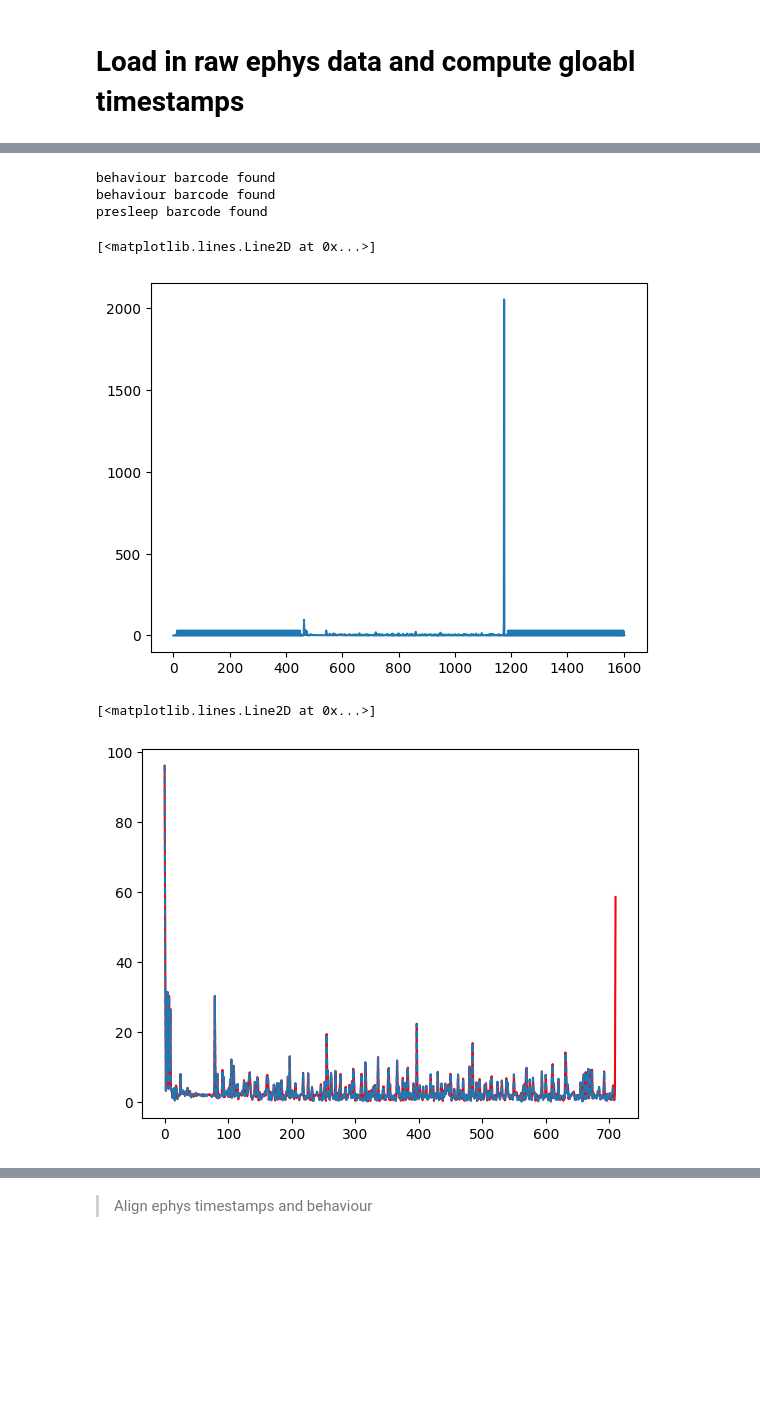
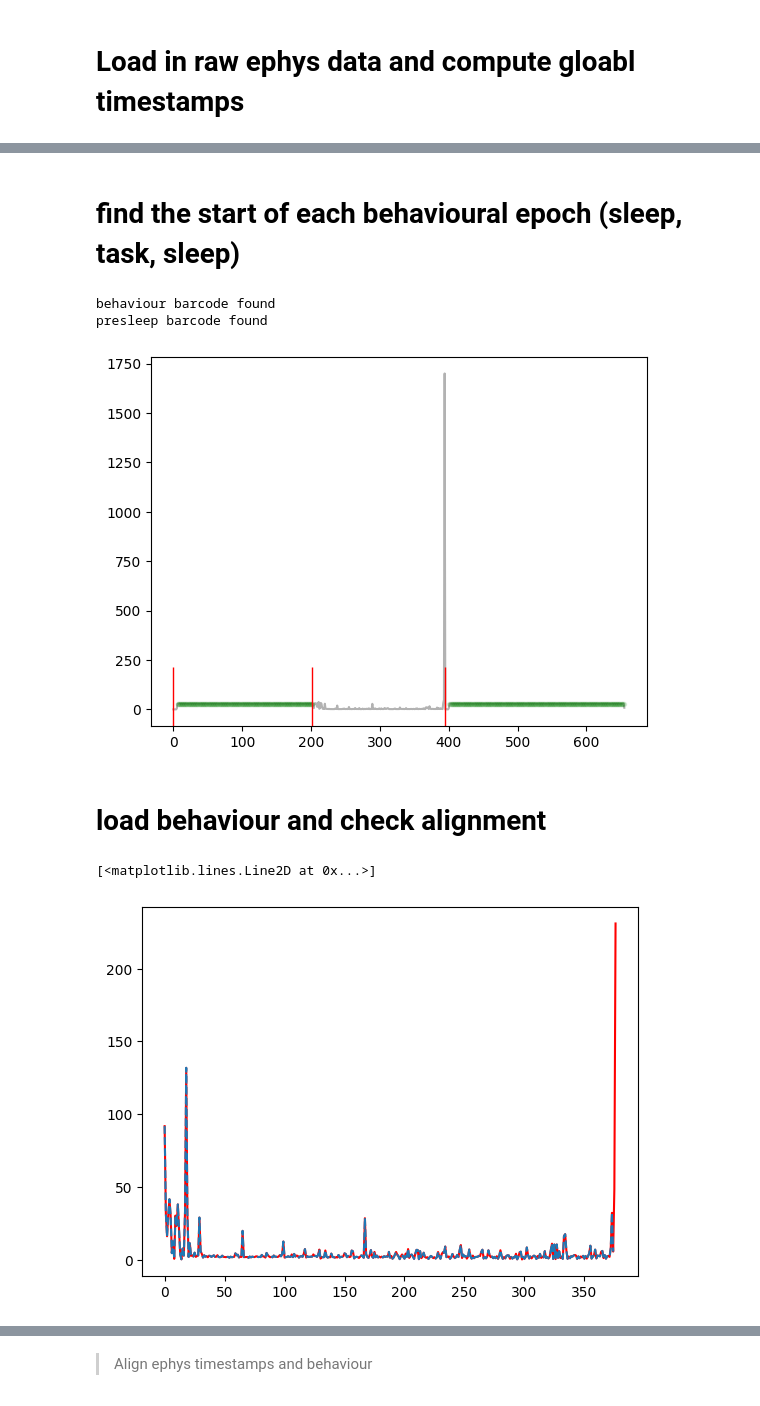
Before and after one commit to SainsburyWellcomeCentre/sequences_neuropixel_preprocess, a Jupyter notebook: 6_align_data.ipynb, the cells around one changed output, grey strips where cells are left out. Saved outputs shown, nothing was run; the diff lists cells and outputs as text; code cells hidden in the pictures; blank space fills up the shorter version.

```diff
--- a/6_align_data.ipynb
+++ b/6_align_data.ipynb
@@ -489,3 +475,5 @@ Start Time for Neuropix-PXI (106) - ProbeA-AP @ 30000 Hz: 354012
+# %% [markdown]
+# find the start of each behavioural epoch (sleep, task, sleep)
 # %%
 ## find barcode indicies:
 
@@ -496,14 +484,43 @@ postsleep_barcode = np.array([0.05, 1.  , 0.05, 0.5 , 0.05, 0.5  , 0.05, 0.5 , 0
 
 
 behaviour_barcode_index = sequence_contains_sequence(list(np.round(np.diff(Bpod_NIDAQ_TTLS['global_timestamp']),2)),list(Behaviour_barcode), 'behaviour')
-presleep_barcode_index = sequence_contains_sequence(list(np.round(np.diff(Bpod_NIDAQ_TTLS['global_timestamp']),2)),list(presleep_barcode), 'presleep')
+presleep_barcode_index = sequence_contains_sequence(list(np.round(np.diff(Bpod_NIDAQ_TTLS['global_timestamp']),2)),list(presleep_barcode), 'presleep')[0]
 postsleep_barcode_index = behaviour_barcode_index[-1]
-behaviour_barcode_index = behaviour_barcode_index[0]
 
-plt.plot(np.diff(Bpod_NIDAQ_TTLS['global_timestamp']))
+
+### there should always be a pre and post sleep barcode... but sometimes not a behaviour one.. so instead I need to just work out the point when the first camera ts ends
+
+## split into 3 sperates epochs based on triggers
+# find trigger onset times
+trigger_onset_times = Bpod_NIDAQ_TTLS[Bpod_NIDAQ_TTLS.state == 0]['global_timestamp']
+
+sleep_trigger_inds = np.where((np.diff(trigger_onset_times) > 28.5) & (np.diff(trigger_onset_times) < 31.5))[0]
+
+plt.plot(np.diff(Bpod_NIDAQ_TTLS['global_timestamp'])[1::2], color = 'k', alpha = 0.3)
+plt.plot(np.array(sleep_trigger_inds),np.diff(Bpod_NIDAQ_TTLS['global_timestamp'])[1::2][sleep_trigger_inds],'o',alpha = 0.1, color = 'green',markersize = 3)
+
+consecutive_chunks = []
+start = None
+for i in range(len(sleep_trigger_inds) - 1):
+    if sleep_trigger_inds[i + 1] - sleep_trigger_inds[i] == 1:
+        if start is None:
+            start = sleep_trigger_inds[i]
+    else:
+        if start is not None:
+            end = sleep_trigger_inds[i]
+            consecutive_chunks.append((start*2, end*2))
+            start = None
+if start is not None:
+    # *2 because the original array was the diff of the TTL on and off periods and this is just TTL onsets
+    consecutive_chunks.append((start*2, sleep_trigger_inds[-1]*2))
+
+plt.plot(consecutive_chunks[0][-1]/2,0,'|',markersize = 60, color = 'red')
+plt.plot(presleep_barcode_index/2,0,'|',markersize = 60, color = 'red')
+plt.plot(postsleep_barcode_index/2,0,'|',markersize = 60, color = 'red')
+
+
+behaviour_barcode_index = consecutive_chunks[0][-1]
 # %% [output]
-behaviour barcode found
 behaviour barcode found
 presleep barcode found
-[<matplotlib.lines.Line2D at 0x...>]
-[figure, old version]
+[figure, new version]
@@ -512,3 +527,5 @@ presleep barcode found
+# %% [markdown]
+# load behaviour and check alignment
 # %%
 # load in behavioural data
 Full_Behav_data_path = list(os.walk(Behav_data_path))[-1][0]
@@ -519,15 +536,18 @@ all_timestamps = sorted(list(first_poke_times) + list(np.unique(poke_data['Trial
 # %%
 
 ## plot the timestamps (difffernces) to see if they overlay perfectly
-NIDAQ_ts_diff = np.diff(Bpod_NIDAQ_TTLS['global_timestamp'][(behaviour_barcode_index + len(Behaviour_barcode)):postsleep_barcode_index])
+
+## adjust as needed
+manual_offset = 7
+NIDAQ_ts_diff = np.diff(Bpod_NIDAQ_TTLS['global_timestamp'][behaviour_barcode_index+manual_offset:postsleep_barcode_index])
 behaviour_ts_diff = np.diff(all_timestamps)
 
 plt.plot(NIDAQ_ts_diff[1::], color = 'red') ## 1:: because the behaviour starts from diff between trial and first poke while ephys starts from barcode end to trial start
 plt.plot(behaviour_ts_diff[0::],'--')
 # plt.xlim([100, 120])
 # %% [output]
 [<matplotlib.lines.Line2D at 0x...>]
-[figure, old version]
+[figure, new version]
 # %%
 ## plot the difference between the two to see if there is misalingment between the two timestamp sets:
 plt.plot(NIDAQ_ts_diff[1:len(all_timestamps)] - behaviour_ts_diff)
```
Also changed, not shown: parts of 9 cells of this notebook, 1 other file.
